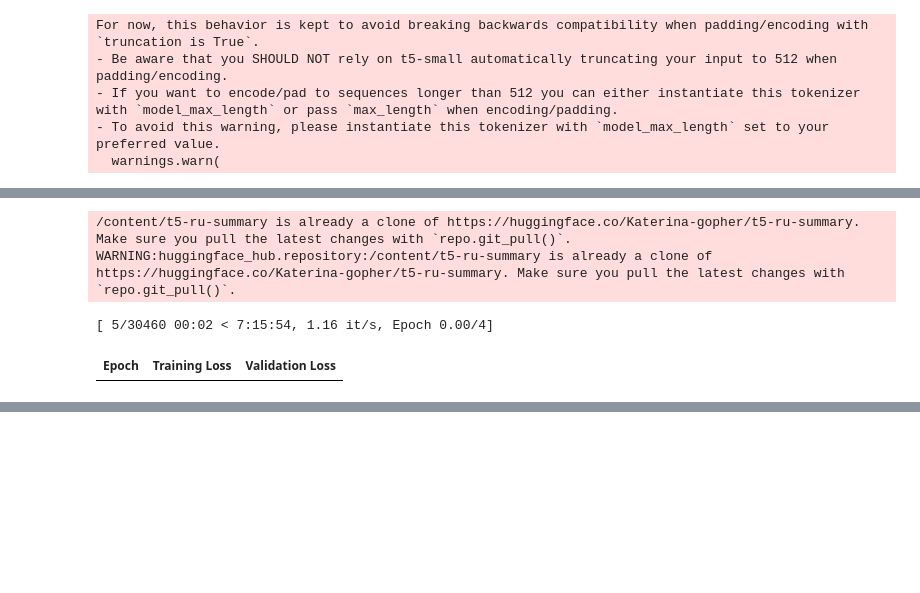
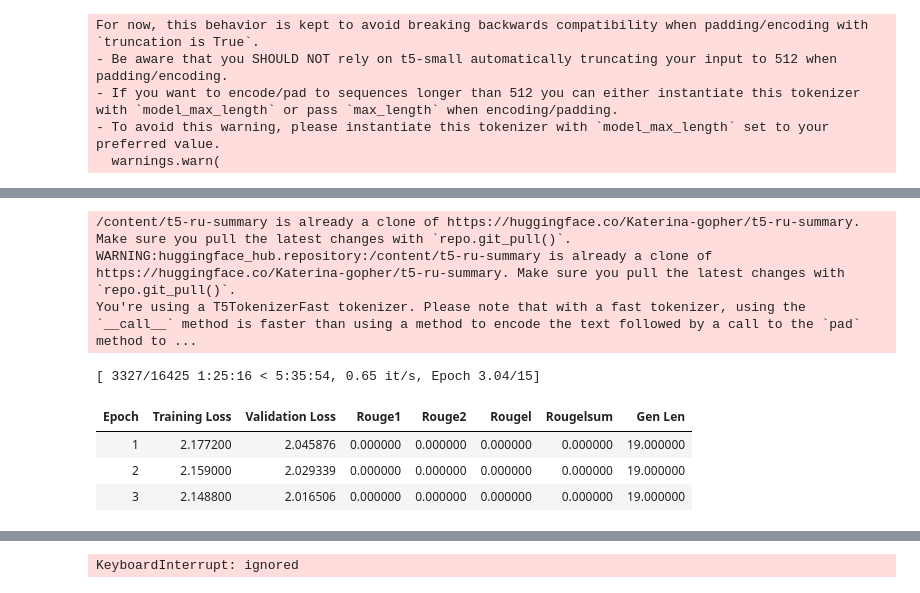
Before and after one commit to katrin2202/text-summarization-in-nlp, a Jupyter notebook: T5.ipynb, the cells around one changed output, grey strips where cells are left out. Drawn from its saved outputs; the diff is of its cells as text; code cells hidden in the pictures; blank space fills up the shorter version.

```diff
--- a/T5.ipynb
+++ b/T5.ipynb
@@ -114,31 +102,38 @@ model = AutoModelForSeq2SeqLM.from_pretrained("t5-ru-summary")
 # %%
 training_args = Seq2SeqTrainingArguments(
     output_dir="t5-ru-summary",
+    # output_dir="t5-small",
     evaluation_strategy="epoch",
     learning_rate=2e-5,
     per_device_train_batch_size=16,
     per_device_eval_batch_size=16,
     weight_decay=0.01,
     save_total_limit=3,
-    num_train_epochs=4,
+    num_train_epochs=15,
     predict_with_generate=True,
     fp16=True,
     push_to_hub=True,
 )
 
 trainer = Seq2SeqTrainer(
     model=model,
     args=training_args,
-    train_dataset=tokenized_dataset["train"],
-    eval_dataset=tokenized_dataset["test"],
+    # train_dataset=tokenized_dataset["train"],
+    # eval_dataset=tokenized_dataset["test"],
+    train_dataset=tokenized_dataset["test"],
+    eval_dataset=tokenized_dataset["validation"],
     tokenizer=tokenizer,
     data_collator=data_collator,
     compute_metrics=compute_metrics,
 )
 
 trainer.train()
 # %% [output]
 /content/t5-ru-summary is already a clone of https://huggingface.co/Katerina-gopher/t5-ru-summary. Make sure you pull the latest changes with `repo.git_pull()`.
 WARNING:huggingface_hub.repository:/content/t5-ru-summary is already a clone of https://huggingface.co/Katerina-gopher/t5-ru-summary. Make sure you pull the latest changes with `repo.git_pull()`.
+You're using a T5TokenizerFast tokenizer. Please note that with a fast tokenizer, using the `__call__` method is faster than using a method to encode the text followed by a call to the `pad` method to ...
-[ 5/30460 00:02 < 7:15:54, 1.16 it/s, Epoch 0.00/4]
+[ 3327/16425 1:25:16 < 5:35:54, 0.65 it/s, Epoch 3.04/15]
-| Epoch | Training Loss | Validation Loss |
+| Epoch | Training Loss | Validation Loss | Rouge1 | Rouge2 | Rougel | Rougelsum | Gen Len |
+| 1 | 2.177200 | 2.045876 | 0.000000 | 0.000000 | 0.000000 | 0.000000 | 19.000000 |
+| 2 | 2.159000 | 2.029339 | 0.000000 | 0.000000 | 0.000000 | 0.000000 | 19.000000 |
+| 3 | 2.148800 | 2.016506 | 0.000000 | 0.000000 | 0.000000 | 0.000000 | 19.000000 |
@@ -145,0 +150 @@ KeyboardInterrupt: ignored
+KeyboardInterrupt: ignored
```
Also changed, not shown: parts of 8 cells of this notebook.
